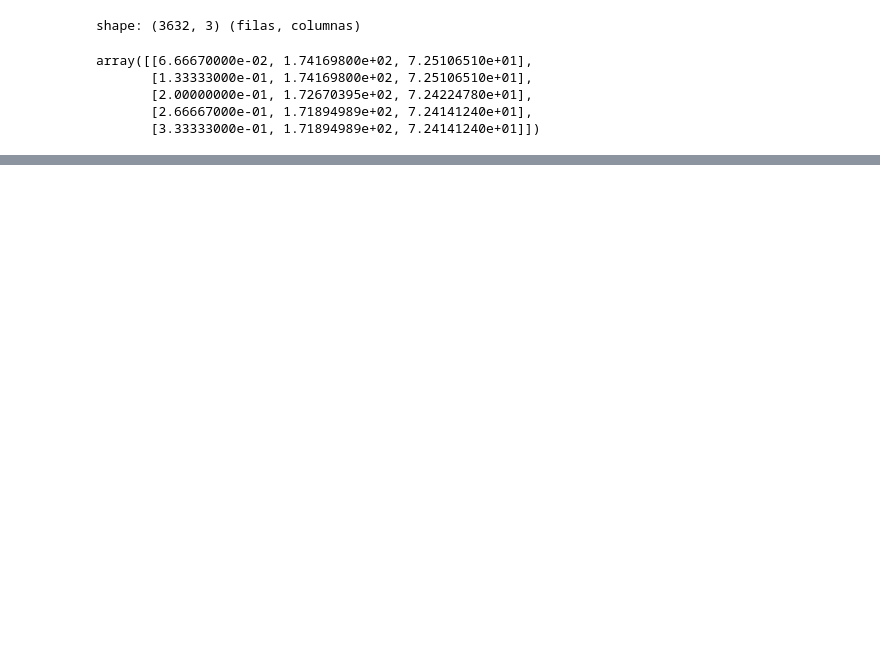
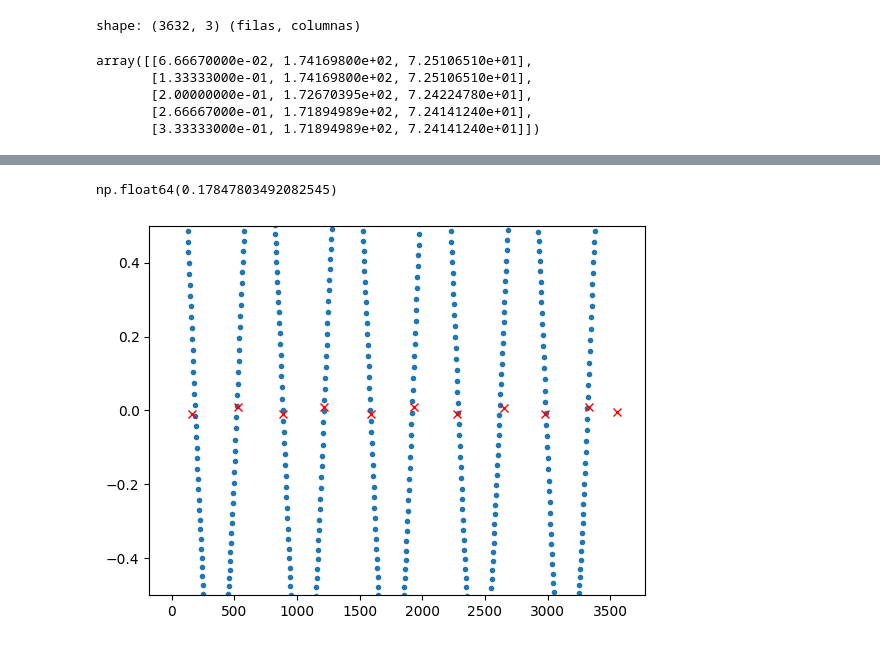
Before and after one commit to lennystratas/labo-4-2026, a Jupyter notebook: CAVENDISH/Análisis/graficar_rapidoV2.ipynb, the cells around one changed output, grey strips where cells are left out. Saved outputs shown, nothing was run; the diff lists cells and outputs as text; code cells hidden in the pictures; blank space fills up the shorter version.

```diff
--- a/CAVENDISH/Análisis/graficar_rapidoV2.ipynb
+++ b/CAVENDISH/Análisis/graficar_rapidoV2.ipynb
@@ -133,0 +754,13 @@ plt.show()
+# %%
+from scipy.signal import savgol_filter
+dx = savgol_filter(x_filt, 10, 3, deriv = 1, delta=t[1]-t[0])
+plt.plot(t, x_filt, ".")
+plt.ylim(-0.5, 0.5)
+peaks, d =find_peaks(dx, distance=100)
+m_peaks, d =find_peaks(-dx, distance=100)
+all_peaks = np.sort(np.concatenate([peaks, m_peaks]))
+plt.plot(t[all_peaks], dx[all_peaks], "x", color="red")
+(np.mean(x_deg[all_peaks]))
+# %% [output]
+np.float64(0.17847803492082545)
+[figure, added]
```
Also changed, not shown: parts of 13 cells of this notebook, 3 other files.
